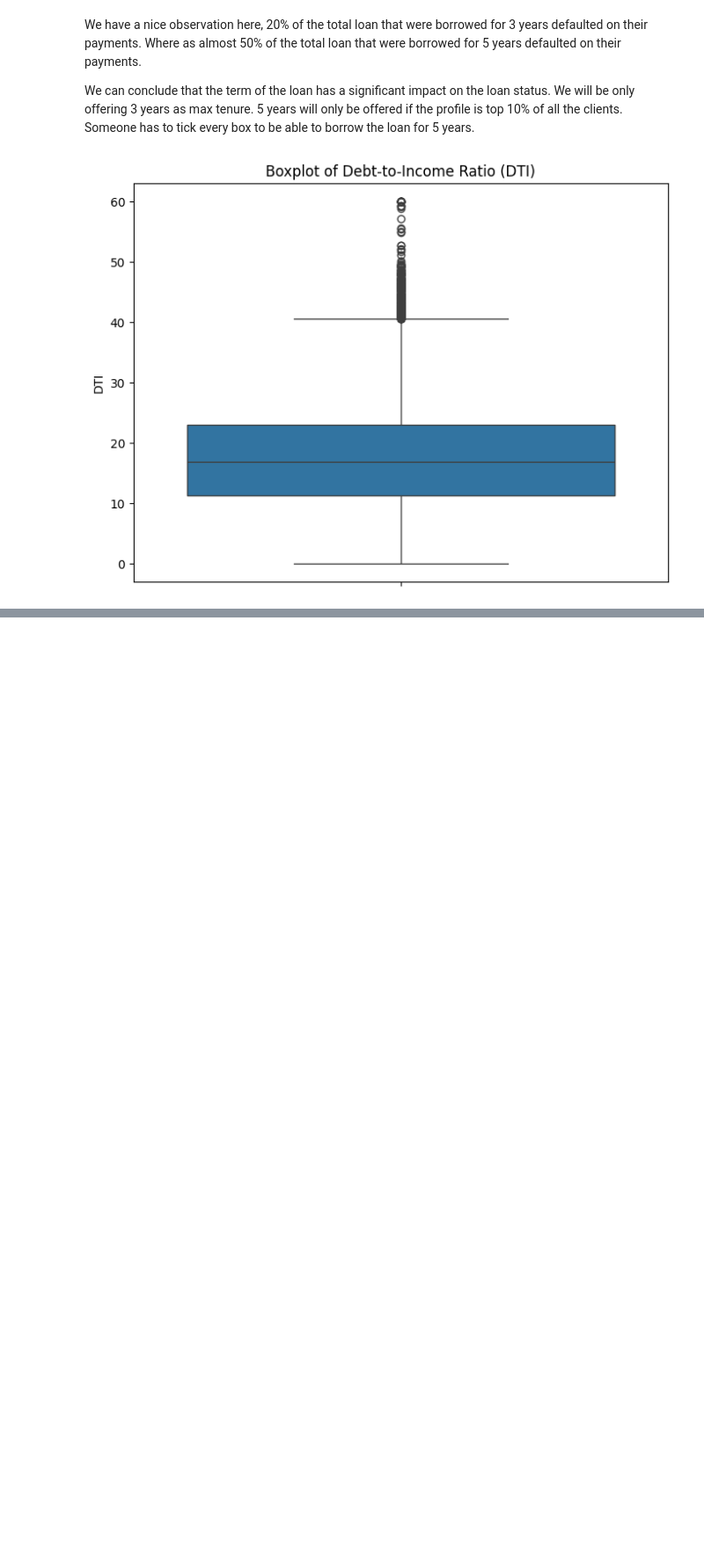
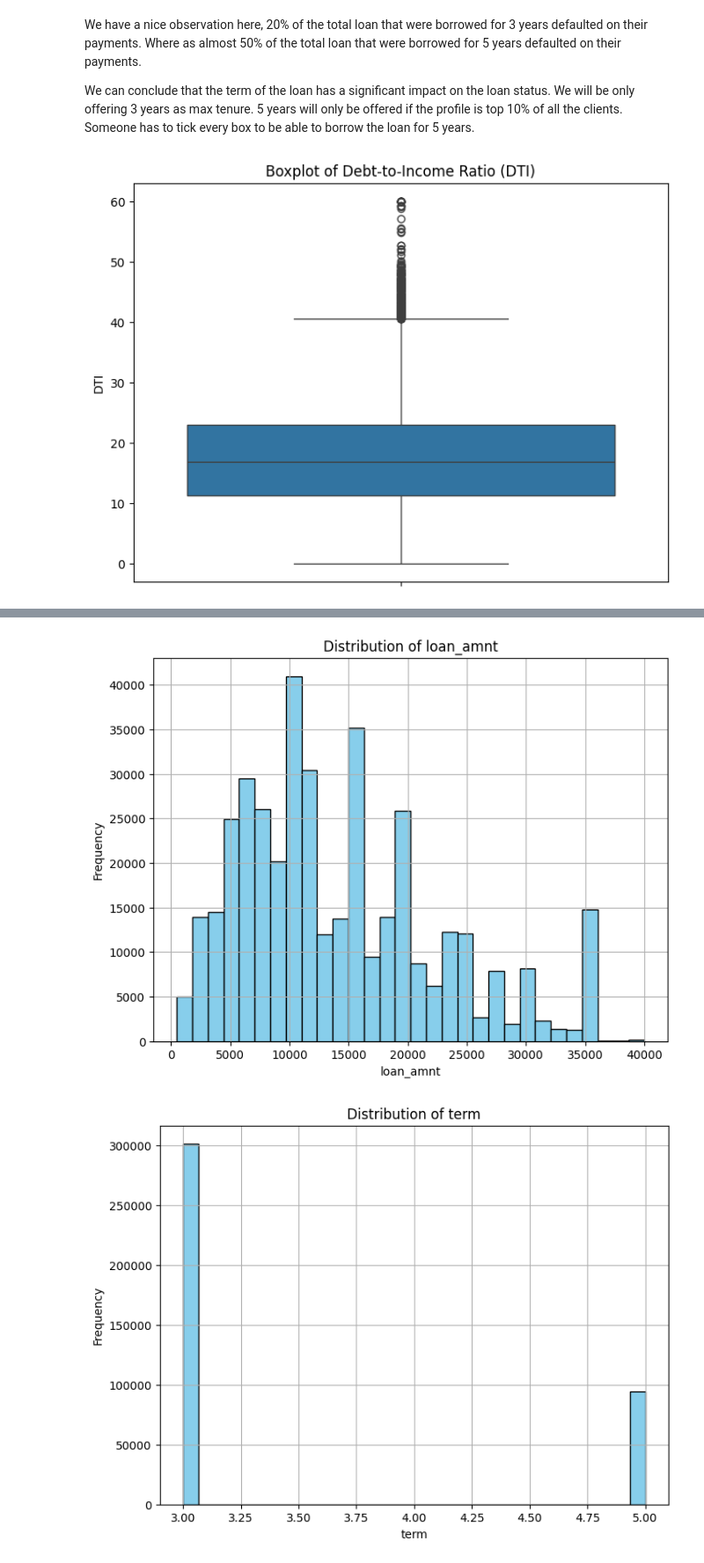
Before and after one commit to Vipulbhansali/CreditLine-Decision-Engine-Using-Amazon-Sagemaker, a Jupyter notebook: model notebook/eda_model_building.ipynb, the cells around one changed output, grey strips where cells are left out. Shown at 88% size. Cells and saved outputs as stored; diff of their text form; code cells hidden in the pictures; blank space fills up the shorter version.

```diff
--- a/model notebook/eda_model_building.ipynb
+++ b/model notebook/eda_model_building.ipynb
@@ -547,0 +552,11 @@ plt.show()
+# %%
+categorical_column = []
+neumrical_column = []
+
+for i in df.columns:
+    if df[i].dtype == 'object':
+        categorical_column.append(i)
+    else:
+        neumrical_column.append(i)
+
+neumrical_column
@@ -547,0 +575,12 @@ plt.show()
+# %%
+for column in neumrical_column :
+    plt.figure(figsize=(8, 6))
+    plt.hist(df[column], bins=30, color='skyblue', edgecolor='black')
+    plt.title(f'Distribution of {column}')
+    plt.xlabel(column)
+    plt.ylabel('Frequency')
+    plt.grid(True)
+    plt.show()
+# %% [output]
+[figure, added]
+[figure, added]
```
Also changed, not shown: parts of 33 cells of this notebook.
